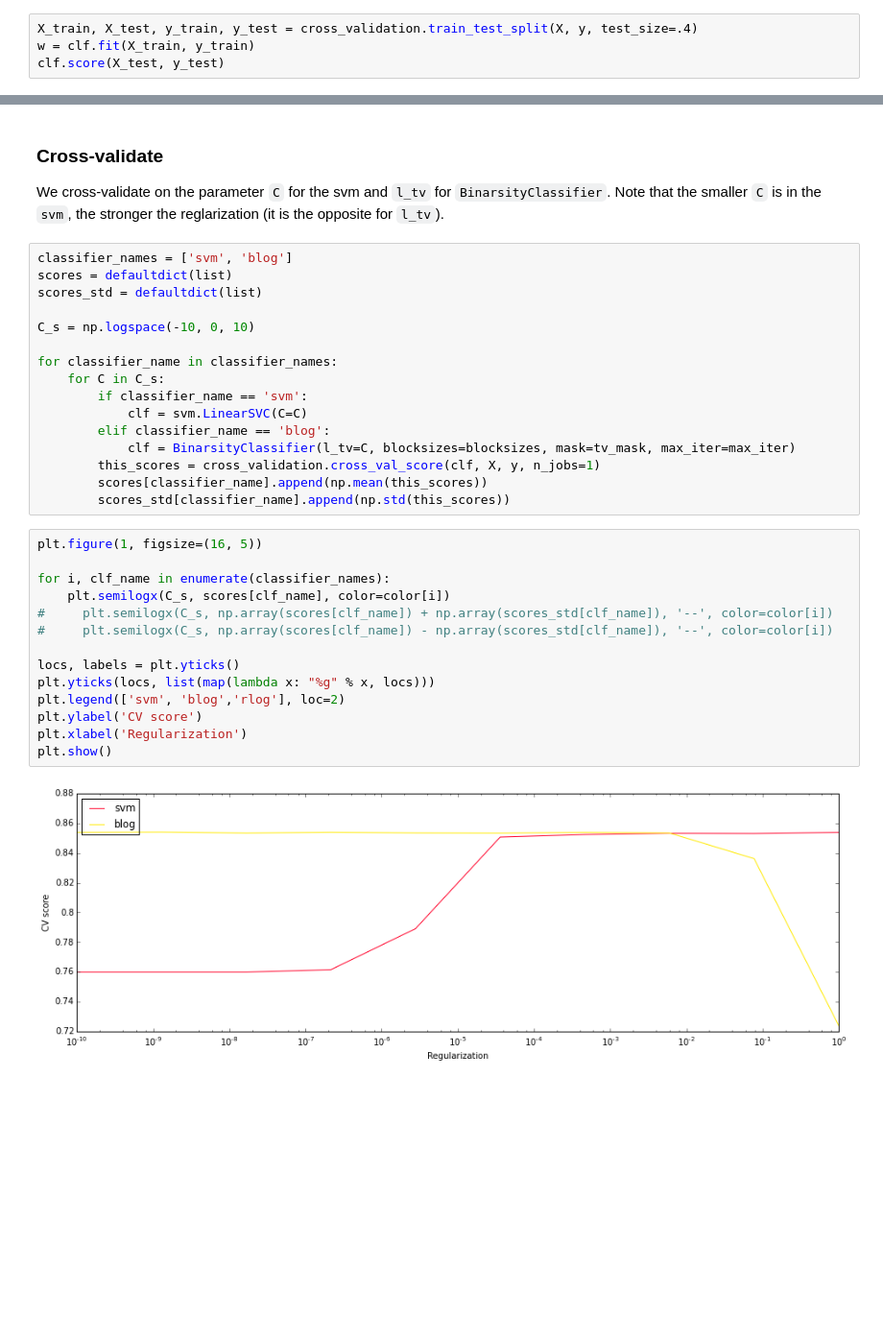
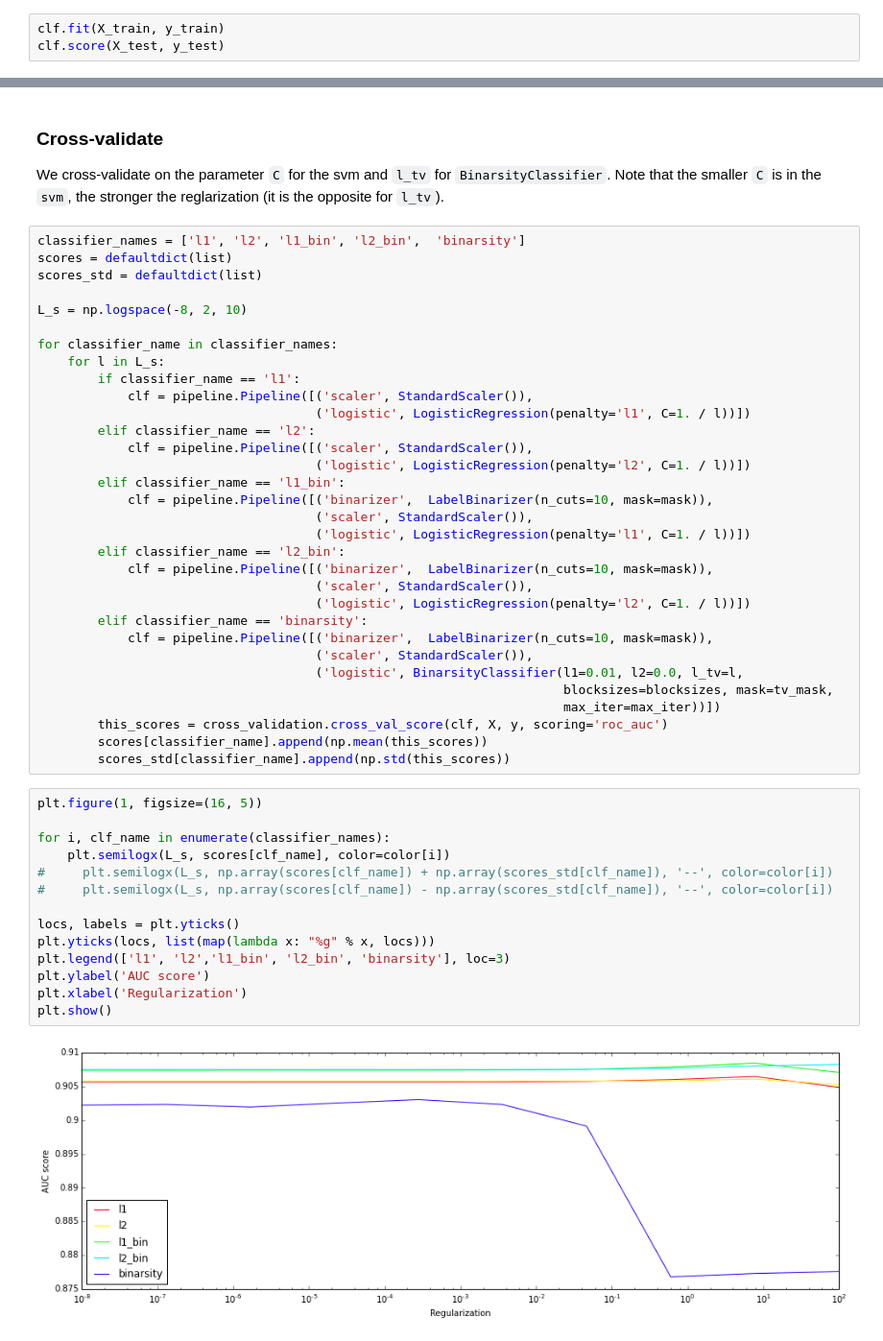
Before and after one commit to edwinENSAE/notebooks, a Jupyter notebook: cross_validation.ipynb, the cells around one changed output, grey strips where cells are left out. Shown at 96% size. Drawn from its saved outputs; the diff is of its cells as text; blank space fills up the shorter version.

```diff
--- a/cross_validation.ipynb
+++ b/cross_validation.ipynb
@@ -57,5 +57,4 @@ clf = BinarsityClassifier(l1=0.01, l2=0.01, l_tv=1e-2,
 # %%
-X_train, X_test, y_train, y_test = cross_validation.train_test_split(X, y, test_size=.4)
-w = clf.fit(X_train, y_train)
+clf.fit(X_train, y_train)
 clf.score(X_test, y_test)
 # %% [output]
@@ -87,34 +85,50 @@ It seems the stepsize prevents the gradient form converging to a smaller value t
 
 We cross-validate on the parameter `C` for the svm and `l_tv` for `BinarsityClassifier`. Note that the smaller `C` is in the `svm`, the stronger the reglarization (it is the opposite for `l_tv`).
 # %%
-classifier_names = ['svm', 'blog']
+classifier_names = ['l1', 'l2', 'l1_bin', 'l2_bin',  'binarsity']
 scores = defaultdict(list)
 scores_std = defaultdict(list)
 
-C_s = np.logspace(-10, 0, 10)
+L_s = np.logspace(-8, 2, 10)
 
 for classifier_name in classifier_names:
-    for C in C_s:
-        if classifier_name == 'svm':
-            clf = svm.LinearSVC(C=C)
-        elif classifier_name == 'blog':
-            clf = BinarsityClassifier(l_tv=C, blocksizes=blocksizes, mask=tv_mask, max_iter=max_iter)
-        this_scores = cross_validation.cross_val_score(clf, X, y, n_jobs=1)
+    for l in L_s:
+        if classifier_name == 'l1':
+            clf = pipeline.Pipeline([('scaler', StandardScaler()),
+                                     ('logistic', LogisticRegression(penalty='l1', C=1. / l))])
+        elif classifier_name == 'l2':
+            clf = pipeline.Pipeline([('scaler', StandardScaler()),
+                                     ('logistic', LogisticRegression(penalty='l2', C=1. / l))])
+        elif classifier_name == 'l1_bin':
+            clf = pipeline.Pipeline([('binarizer',  LabelBinarizer(n_cuts=10, mask=mask)),
+                                     ('scaler', StandardScaler()),
+                                     ('logistic', LogisticRegression(penalty='l1', C=1. / l))])
+        elif classifier_name == 'l2_bin':
+            clf = pipeline.Pipeline([('binarizer',  LabelBinarizer(n_cuts=10, mask=mask)),
+                                     ('scaler', StandardScaler()),
+                                     ('logistic', LogisticRegression(penalty='l2', C=1. / l))])
+        elif classifier_name == 'binarsity':
+            clf = pipeline.Pipeline([('binarizer',  LabelBinarizer(n_cuts=10, mask=mask)),
+                                     ('scaler', StandardScaler()),
+                                     ('logistic', BinarsityClassifier(l1=0.01, l2=0.0, l_tv=l,
+                                                                      blocksizes=blocksizes, mask=tv_mask,
+                                                                      max_iter=max_iter))])
+        this_scores = cross_validation.cross_val_score(clf, X, y, scoring='roc_auc')
         scores[classifier_name].append(np.mean(this_scores))
         scores_std[classifier_name].append(np.std(this_scores))
 # %%
 plt.figure(1, figsize=(16, 5))
 
 for i, clf_name in enumerate(classifier_names):
-    plt.semilogx(C_s, scores[clf_name], color=color[i])
-#     plt.semilogx(C_s, np.array(scores[clf_name]) + np.array(scores_std[clf_name]), '--', color=color[i])
-#     plt.semilogx(C_s, np.array(scores[clf_name]) - np.array(scores_std[clf_name]), '--', color=color[i])
+    plt.semilogx(L_s, scores[clf_name], color=color[i])
+#     plt.semilogx(L_s, np.array(scores[clf_name]) + np.array(scores_std[clf_name]), '--', color=color[i])
+#     plt.semilogx(L_s, np.array(scores[clf_name]) - np.array(scores_std[clf_name]), '--', color=color[i])
 
 locs, labels = plt.yticks()
 plt.yticks(locs, list(map(lambda x: "%g" % x, locs)))
-plt.legend(['svm', 'blog','rlog'], loc=2)
-plt.ylabel('CV score')
+plt.legend(['l1', 'l2','l1_bin', 'l2_bin', 'binarsity'], loc=3)
+plt.ylabel('AUC score')
 plt.xlabel('Regularization')
 plt.show()
 # %% [output]
-[figure, old version]
+[figure, new version]
```
Also changed, not shown: parts of 13 cells of this notebook, 2 other files.
